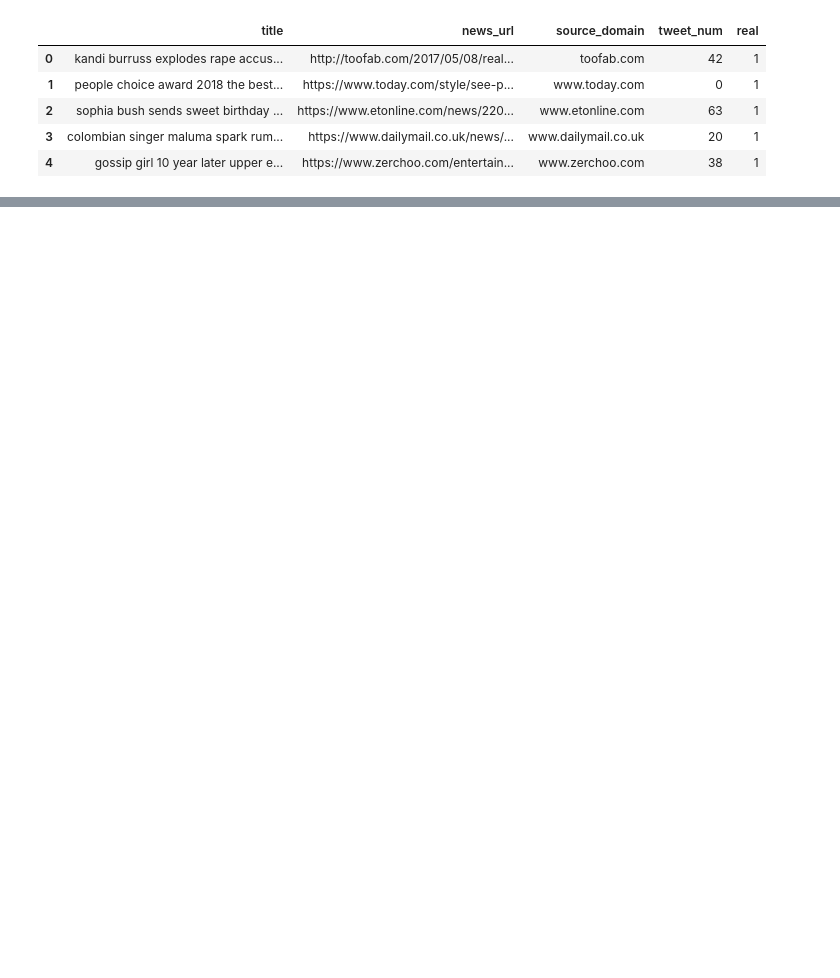
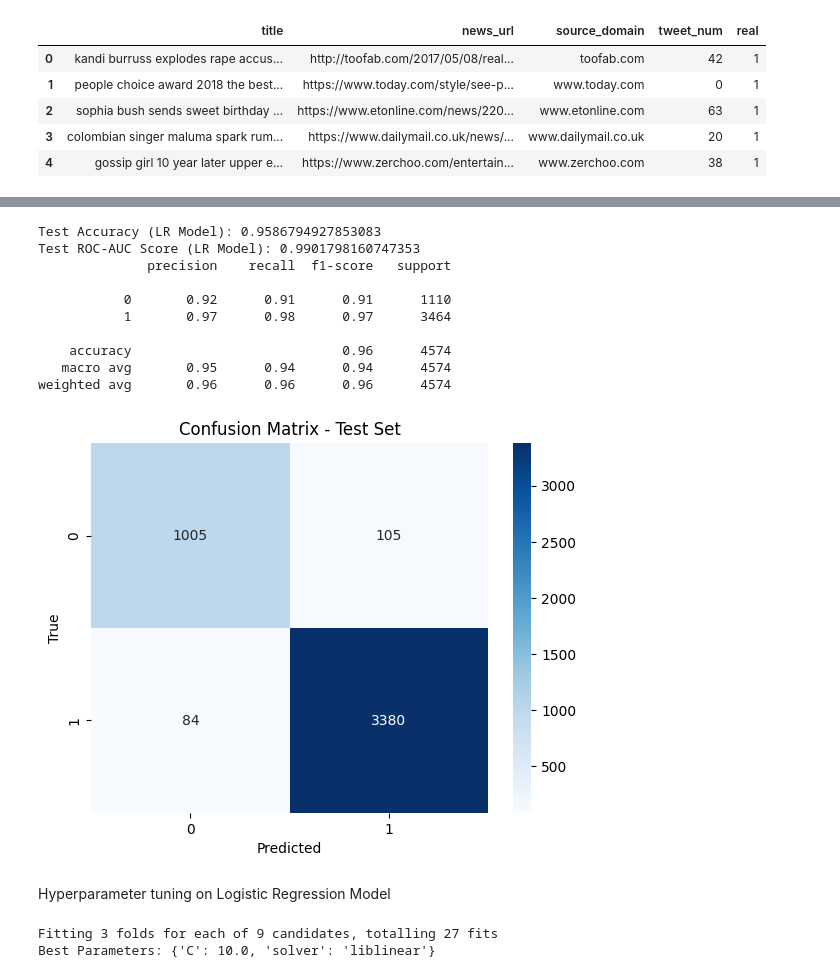
Before and after one commit to Sudheer-Kumar124/FakeNews_Detection, a Jupyter notebook: Logistic_Regression_Model.ipynb, the cells around one changed output, grey strips where cells are left out. Drawn from its saved outputs; the diff is of its cells as text; code cells hidden in the pictures; blank space fills up the shorter version.

```diff
--- a/Logistic_Regression_Model.ipynb
+++ b/Logistic_Regression_Model.ipynb
@@ -54 +73,5 @@ plt.show()
+# %%
+# Encode the target variable
+label_encoder = LabelEncoder()
+y = label_encoder.fit_transform(df['real'])
 # %%
@@ -152,0 +126,30 @@ weighted avg       0.82      0.82      0.80      4640
+# %%
+# Test the logistic regression model
+test_predictions = model.predict(X_test_vec)
+test_accuracy = accuracy_score(y_test, test_predictions)
+test_roc_auc = roc_auc_score(y_test, model.predict_proba(X_test_vec)[:, 1])
+print("Test Accuracy (LR Model):", test_accuracy)
+print("Test ROC-AUC Score (LR Model):", test_roc_auc)
+print(classification_report(y_test, test_predictions))
+
+# Confusion matrix for test set
+val_cm = confusion_matrix(y_test, test_predictions)
+sns.heatmap(val_cm, annot=True, fmt='d', cmap='Blues')
+plt.title('Confusion Matrix - Test Set')
+plt.xlabel('Predicted')
+plt.ylabel('True')
+plt.show()
+# %% [output]
+Test Accuracy (LR Model): 0.9586794927853083
+Test ROC-AUC Score (LR Model): 0.9901798160747353
+              precision    recall  f1-score   support
+
+           0       0.92      0.91      0.91      1110
+           1       0.97      0.98      0.97      3464
+
+    accuracy                           0.96      4574
+   macro avg       0.95      0.94      0.94      4574
+weighted avg       0.96      0.96      0.96      4574
+[figure, added]
+# %% [markdown]
+Hyperparameter tuning on Logistic Regression Model
@@ -152,0 +170,10 @@ weighted avg       0.82      0.82      0.80      4640
+# %%
+# Perform grid search on the training data
+grid_search.fit(X_train_vec_smote, y_train_smote)  # Use resampled training data for grid search
+
+# Get the best parameters found by grid search
+best_params = grid_search.best_params_
+print("Best Parameters:", best_params)
+# %% [output]
+Fitting 3 folds for each of 9 candidates, totalling 27 fits
+Best Parameters: {'C': 10.0, 'solver': 'liblinear'}
```
Also changed, not shown: parts of 25 cells of this notebook.
